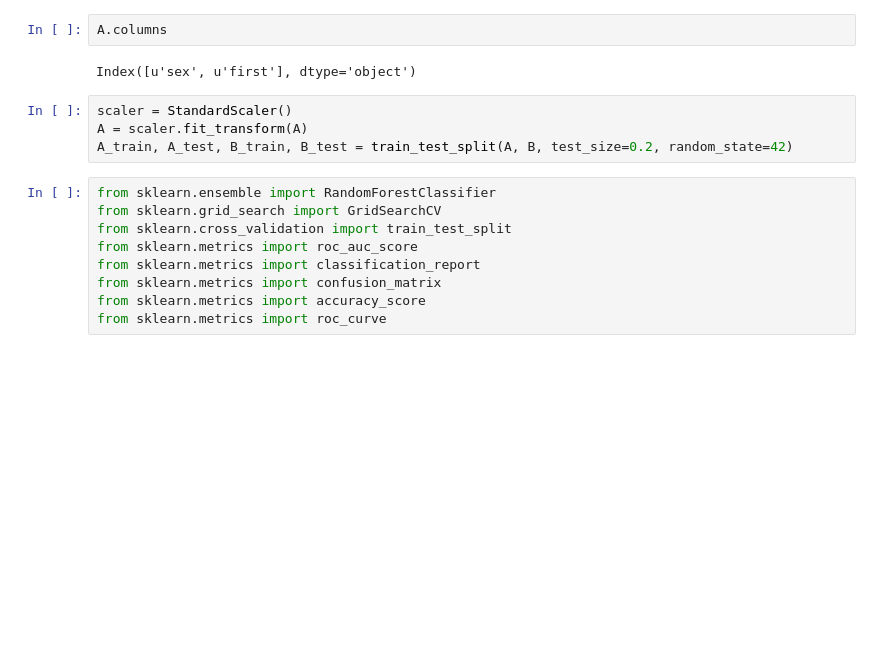
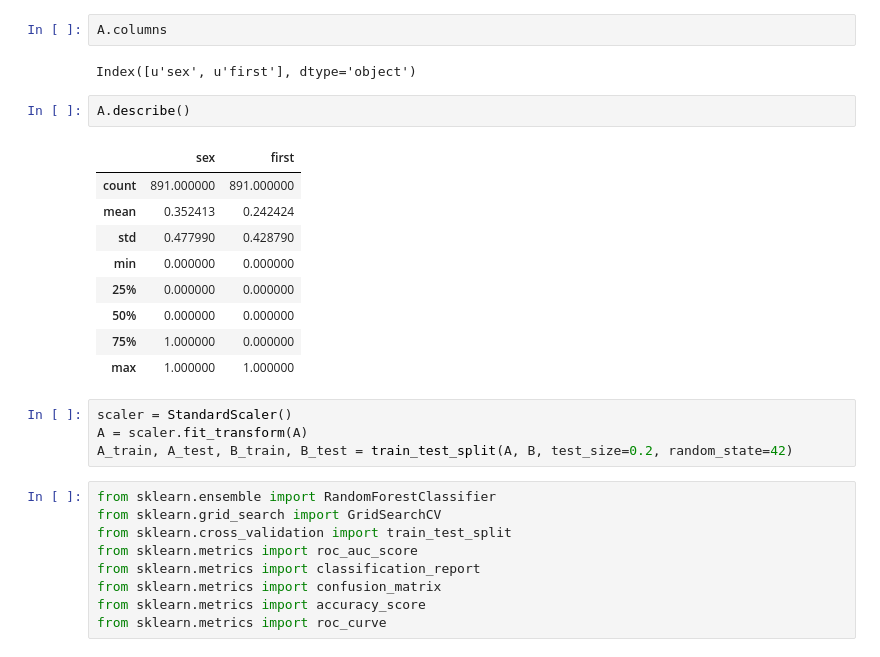
Before and after one commit to gnitnuj/RandomTitanicForest, a Jupyter notebook: Titanic Random Forest.ipynb, the cells around one changed output. Drawn from its saved outputs; the diff is of its cells as text; blank space fills up the shorter version.

```diff
--- a/Titanic Random Forest.ipynb
+++ b/Titanic Random Forest.ipynb
@@ -538,6 +538,18 @@ A['sex'] = pd.get_dummies(A.sex)['female']
 A.columns
 # %% [output]
 Index([u'sex', u'first'], dtype='object')
+# %%
+A.describe()
+# %% [output]
+|  | sex | first |
+| count | 891.000000 | 891.000000 |
+| mean | 0.352413 | 0.242424 |
+| std | 0.477990 | 0.428790 |
+| min | 0.000000 | 0.000000 |
+| 25% | 0.000000 | 0.000000 |
+| 50% | 0.000000 | 0.000000 |
+| 75% | 1.000000 | 0.000000 |
+| max | 1.000000 | 1.000000 |
 # %%
 scaler = StandardScaler()
 A = scaler.fit_transform(A)
```
Also changed, not shown: parts of 6 cells of this notebook.
